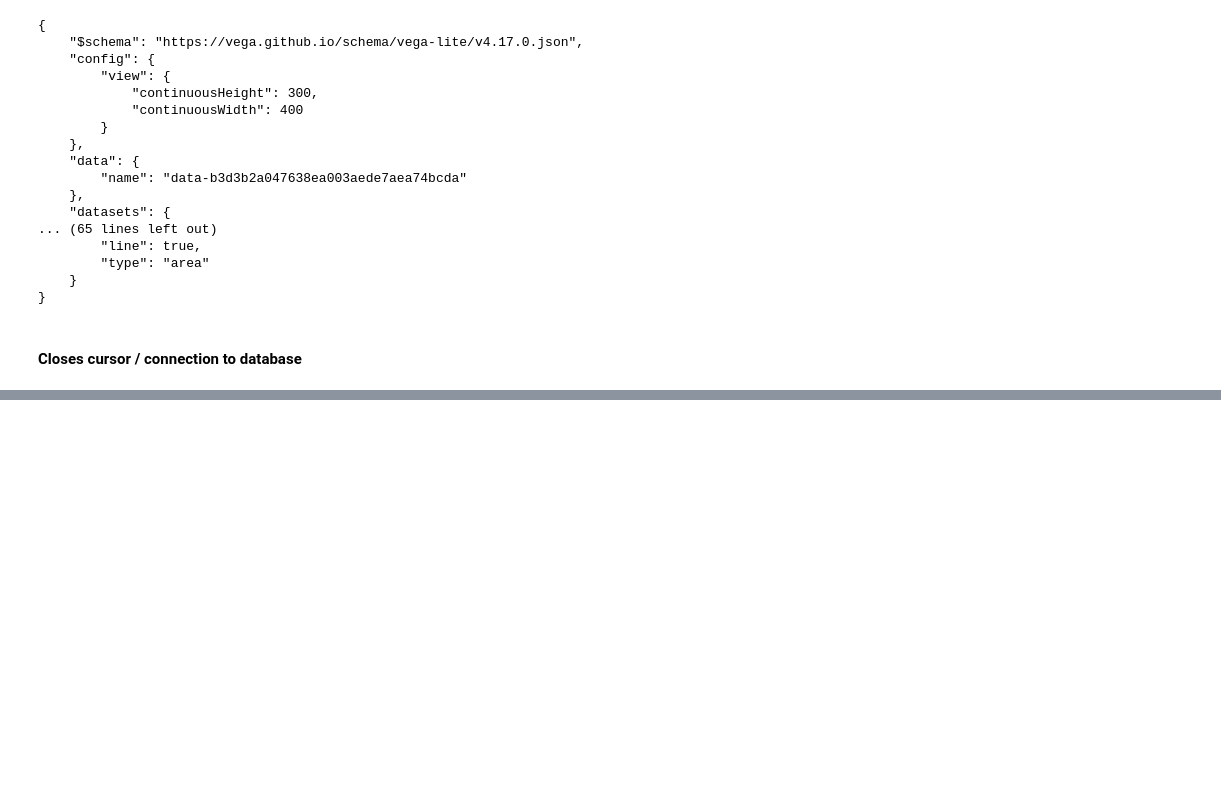
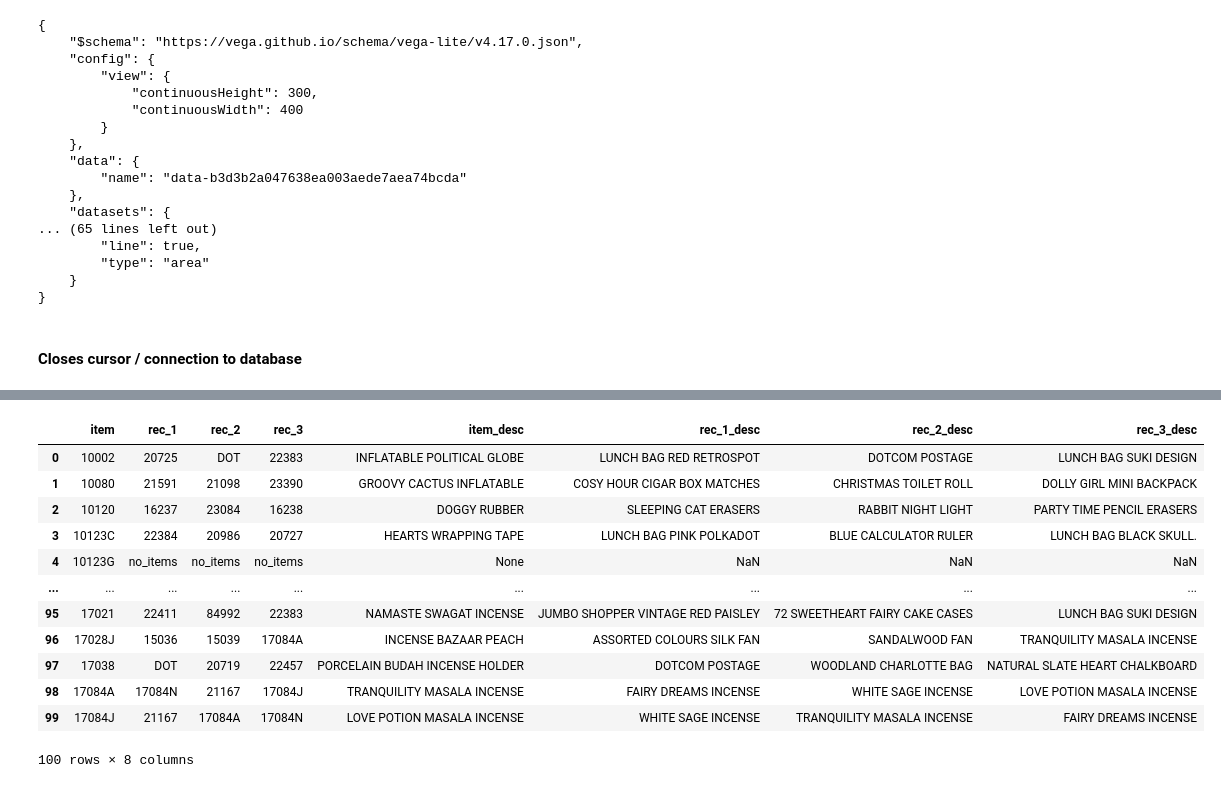
Before and after one commit to paulina-marron/Basis, a Jupyter notebook: ecommerce_analysis.ipynb, the cells around one changed output, grey strips where cells are left out. Saved outputs shown, nothing was run; the diff lists cells and outputs as text; code cells hidden in the pictures; blank space fills up the shorter version.

```diff
--- a/ecommerce_analysis.ipynb
+++ b/ecommerce_analysis.ipynb
@@ -513,0 +645,12 @@ conn1.close()
+# %%
+def rec_function_code(df,stocklist):
+    total_len = len(stocklist)
+    print('{} codes to process'.format(total_len))
+    list_rec = []
+    for code in stocklist:
+      list_rec.append(recommendations_code(df,code))
+      if len(list_rec) % 100 == 0:
+        print('Processed {} codes, {}% complete'.format(len(list_rec), 100*round(len(list_rec)/total_len,2)))
+    return list_rec
+# %%
+recommendation_list = rec_function_code(df,products_df.stock_code[:100])
@@ -513,0 +660,8 @@ conn1.close()
+# %%
+recommendation_df = pd.DataFrame(recommendation_list)
+
+recommendation_df.rename(columns = {0:'stock_code',
+                        1:'rec_1',2:'rec_2',3:'rec_3'},
+                       inplace = True)
+
+recommendation_df.head()
@@ -513,0 +693,24 @@ conn1.close()
+# %%
+recommendation_df['item_desc'] = pd.merge(recommendation_df['stock_code'],products,on='stock_code',how='left')['description']
+recommendation_df['rec_1_desc'] = pd.merge(recommendation_df['rec_1'],products, left_on='rec_1',right_on='stock_code',how='left')['description']
+recommendation_df['rec_2_desc'] = pd.merge(recommendation_df['rec_2'],products, left_on='rec_2',right_on='stock_code',how='left')['description']
+recommendation_df['rec_3_desc'] = pd.merge(recommendation_df['rec_3'],products, left_on='rec_3',right_on='stock_code',how='left')['description']
+# %%
+recommendation_df.rename(columns = {'stock_code':'item'},
+                       inplace = True)
+
+recommendation_df
+# %% [output]
+|  | item | rec_1 | rec_2 | rec_3 | item_desc | rec_1_desc | rec_2_desc | rec_3_desc |
+| 0 | 10002 | 20725 | DOT | 22383 | INFLATABLE POLITICAL GLOBE | LUNCH BAG RED RETROSPOT | DOTCOM POSTAGE | LUNCH BAG SUKI DESIGN |
+| 1 | 10080 | 21591 | 21098 | 23390 | GROOVY CACTUS INFLATABLE | COSY HOUR CIGAR BOX MATCHES | CHRISTMAS TOILET ROLL | DOLLY GIRL MINI BACKPACK |
+| 2 | 10120 | 16237 | 23084 | 16238 | DOGGY RUBBER | SLEEPING CAT ERASERS | RABBIT NIGHT LIGHT | PARTY TIME PENCIL ERASERS |
+| 3 | 10123C | 22384 | 20986 | 20727 | HEARTS WRAPPING TAPE | LUNCH BAG PINK POLKADOT | BLUE CALCULATOR RULER | LUNCH BAG BLACK SKULL. |
+| 4 | 10123G | no_items | no_items | no_items | None | NaN | NaN | NaN |
+| ... | ... | ... | ... | ... | ... | ... | ... | ... |
+| 95 | 17021 | 22411 | 84992 | 22383 | NAMASTE SWAGAT INCENSE | JUMBO SHOPPER VINTAGE RED PAISLEY | 72 SWEETHEART FAIRY CAKE CASES | LUNCH BAG SUKI DESIGN |
+| 96 | 17028J | 15036 | 15039 | 17084A | INCENSE BAZAAR PEACH | ASSORTED COLOURS SILK FAN | SANDALWOOD FAN | TRANQUILITY MASALA INCENSE |
+| 97 | 17038 | DOT | 20719 | 22457 | PORCELAIN BUDAH INCENSE HOLDER | DOTCOM POSTAGE | WOODLAND CHARLOTTE BAG | NATURAL SLATE HEART CHALKBOARD |
+| 98 | 17084A | 17084N | 21167 | 17084J | TRANQUILITY MASALA INCENSE | FAIRY DREAMS INCENSE | WHITE SAGE INCENSE | LOVE POTION MASALA INCENSE |
+| 99 | 17084J | 21167 | 17084A | 17084N | LOVE POTION MASALA INCENSE | WHITE SAGE INCENSE | TRANQUILITY MASALA INCENSE | FAIRY DREAMS INCENSE |
+100 rows × 8 columns
```
Also changed, not shown: parts of 32 cells of this notebook.
